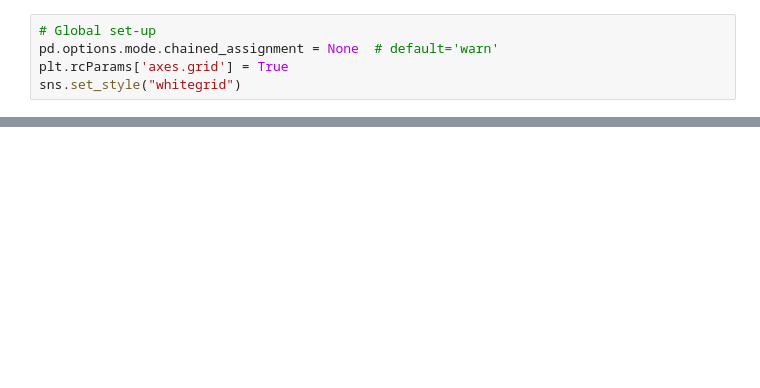
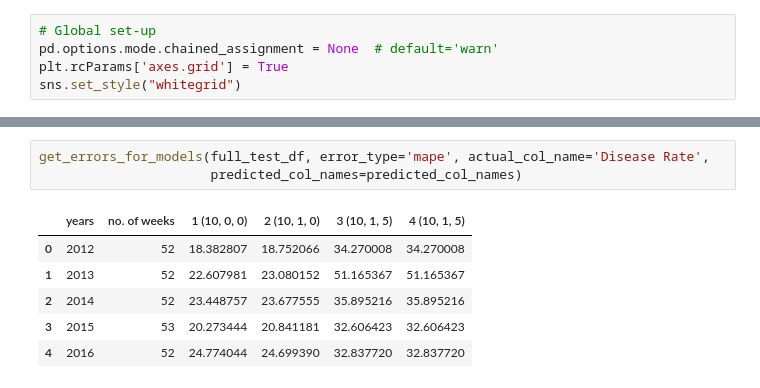
Before and after one commit to Influenza-Forecasting-Using-Online-Data/influenza-forecasting, a Jupyter notebook: ar_plots.ipynb, the cells around one changed output, grey strips where cells are left out. Drawn from its saved outputs; the diff is of its cells as text; blank space fills up the shorter version.

```diff
--- a/ar_plots.ipynb
+++ b/ar_plots.ipynb
@@ -159,0 +104,10 @@ errors.show_errors()
+# %%
+get_errors_for_models(full_test_df, error_type='mape', actual_col_name='Disease Rate',
+                      predicted_col_names=predicted_col_names)
+# %% [output]
+|  | years | no. of weeks | 1 (10, 0, 0) | 2 (10, 1, 0) | 3 (10, 1, 5) | 4 (10, 1, 5) |
+| 0 | 2012 | 52 | 18.382807 | 18.752066 | 34.270008 | 34.270008 |
+| 1 | 2013 | 52 | 22.607981 | 23.080152 | 51.165367 | 51.165367 |
+| 2 | 2014 | 52 | 23.448757 | 23.677555 | 35.895216 | 35.895216 |
+| 3 | 2015 | 53 | 20.273444 | 20.841181 | 32.606423 | 32.606423 |
+| 4 | 2016 | 52 | 24.774044 | 24.699390 | 32.837720 | 32.837720 |
```
Also changed, not shown: parts of 16 cells of this notebook.
